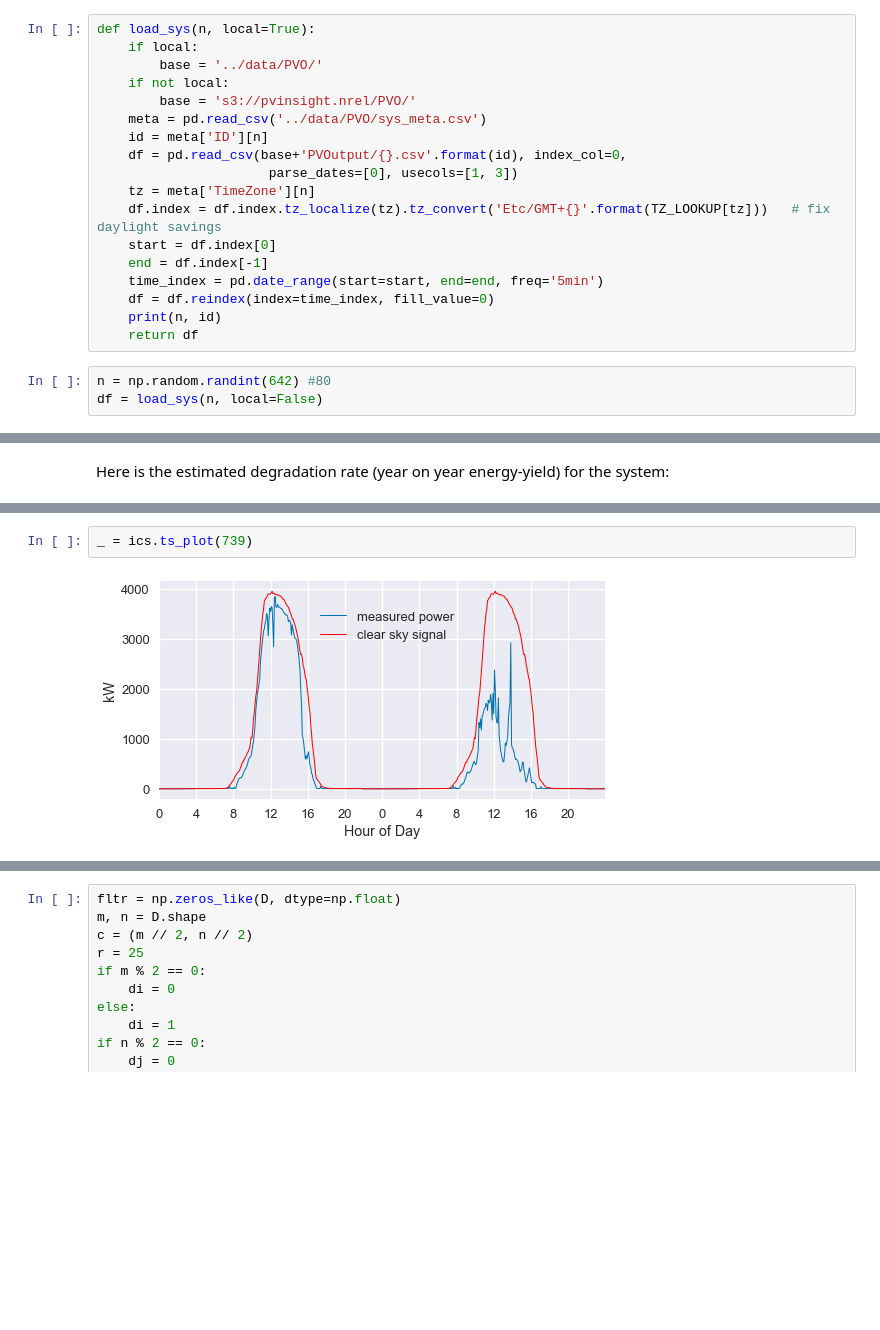
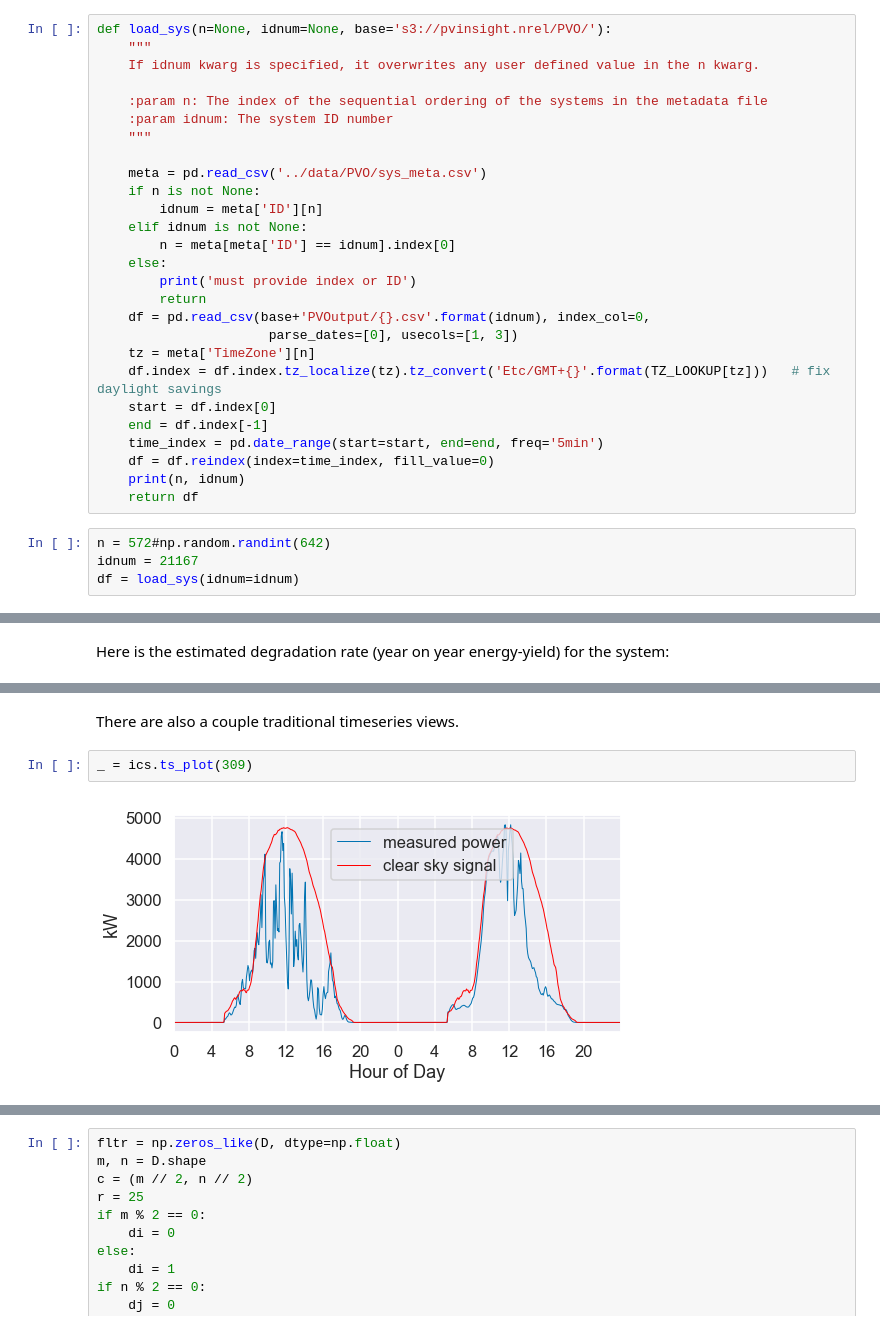
Before and after one commit to slacgismo/StatisticalClearSky, a Jupyter notebook: notebooks/PVO_data.ipynb, the cells around one changed output, grey strips where cells are left out. Saved outputs shown, nothing was run; the diff lists cells and outputs as text; blank space fills up the shorter version.

```diff
--- a/notebooks/PVO_data.ipynb
+++ b/notebooks/PVO_data.ipynb
@@ -25,12 +30,21 @@ from datetime import datetime
 # %%
-def load_sys(n, local=True):
-    if local:
-        base = '../data/PVO/'
-    if not local:
-        base = 's3://pvinsight.nrel/PVO/'
+def load_sys(n=None, idnum=None, base='s3://pvinsight.nrel/PVO/'):
+    """
+    If idnum kwarg is specified, it overwrites any user defined value in the n kwarg.
+
+    :param n: The index of the sequential ordering of the systems in the metadata file
+    :param idnum: The system ID number
+    """
+
     meta = pd.read_csv('../data/PVO/sys_meta.csv')
-    id = meta['ID'][n]
-    df = pd.read_csv(base+'PVOutput/{}.csv'.format(id), index_col=0,
+    if n is not None:
+        idnum = meta['ID'][n]
+    elif idnum is not None:
+        n = meta[meta['ID'] == idnum].index[0]
+    else:
+        print('must provide index or ID')
+        return
+    df = pd.read_csv(base+'PVOutput/{}.csv'.format(idnum), index_col=0,
                       parse_dates=[0], usecols=[1, 3])
     tz = meta['TimeZone'][n]
     df.index = df.index.tz_localize(tz).tz_convert('Etc/GMT+{}'.format(TZ_LOOKUP[tz]))   # fix daylight savings
@@ -38,9 +52,10 @@ def load_sys(n, local=True):
     end = df.index[-1]
     time_index = pd.date_range(start=start, end=end, freq='5min')
     df = df.reindex(index=time_index, fill_value=0)
-    print(n, id)
+    print(n, idnum)
     return df
 # %%
-n = np.random.randint(642) #80
-df = load_sys(n, local=False)
+n = 572#np.random.randint(642)
+idnum = 21167
+df = load_sys(idnum=idnum)
 # %% [output]
@@ -111,5 +150,7 @@ _ = ics.plot_measured_clear(figsize=(12, 10), show_days=True)
+# %% [markdown]
+There are also a couple traditional timeseries views.
 # %%
-_ = ics.ts_plot(739)
+_ = ics.ts_plot(309)
 # %% [output]
-[figure, old version]
+[figure, new version]
 # %%
```
Also changed, not shown: parts of 35 cells of this notebook.
